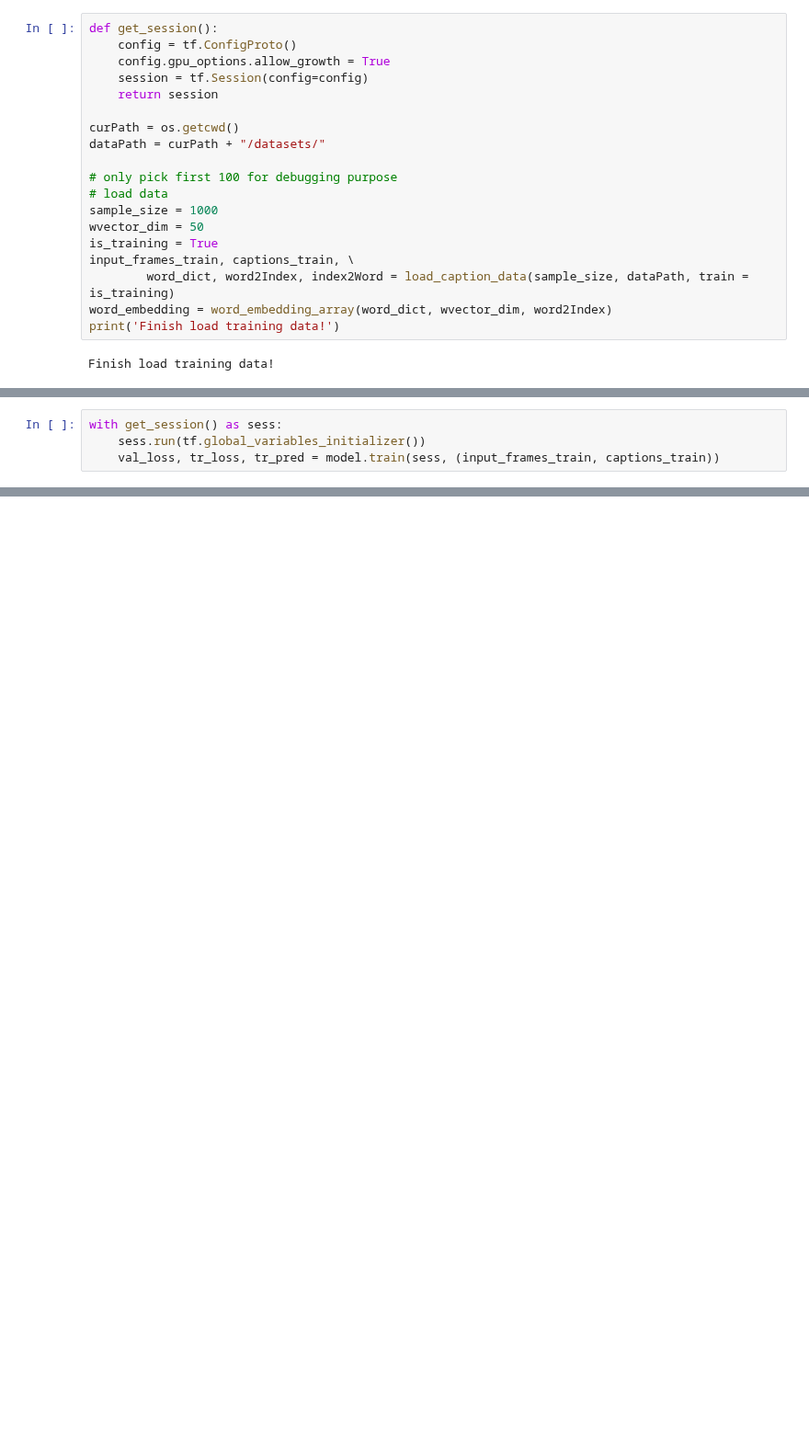
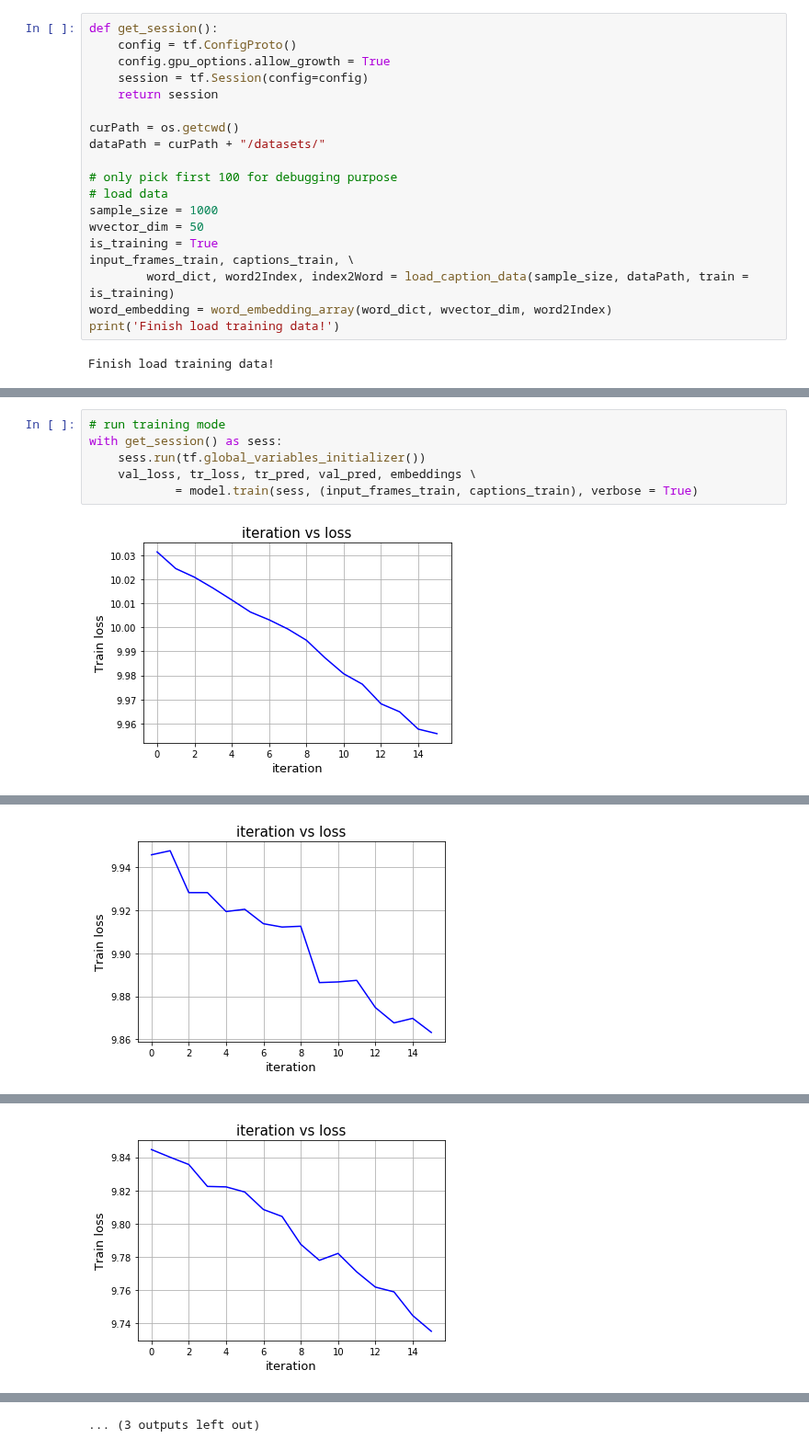
Before and after one commit to jiajuns/cs231n_project, a Jupyter notebook: caption_pipeline.ipynb, the cells around one changed output, grey strips where cells are left out. Shown at 92% size. Saved outputs shown, nothing was run; the diff lists cells and outputs as text; blank space fills up the shorter version.

```diff
--- a/caption_pipeline.ipynb
+++ b/caption_pipeline.ipynb
@@ -87,4 +88,8 @@ for v in tf.trainable_variables():
 # %%
+# run training mode
 with get_session() as sess:
     sess.run(tf.global_variables_initializer())
-    val_loss, tr_loss, tr_pred = model.train(sess, (input_frames_train, captions_train))
+    val_loss, tr_loss, tr_pred, val_pred, embeddings \
+            = model.train(sess, (input_frames_train, captions_train), verbose = True)
+# %% [output]
+[figure, added]
@@ -90,0 +97 @@ with get_session() as sess:
+[figure, added]
@@ -90,0 +99 @@ with get_session() as sess:
+[figure, added]
@@ -91,3 +107,4 @@ with get_session() as sess:
+... (3 outputs left out)
 # %%
 # plot learning curve
 plt.plot(range(len(tr_loss)), tr_loss, 'r-', linewidth = 2, label = 'train')
```
Also changed, not shown: parts of 8 cells of this notebook, 1 other file.
